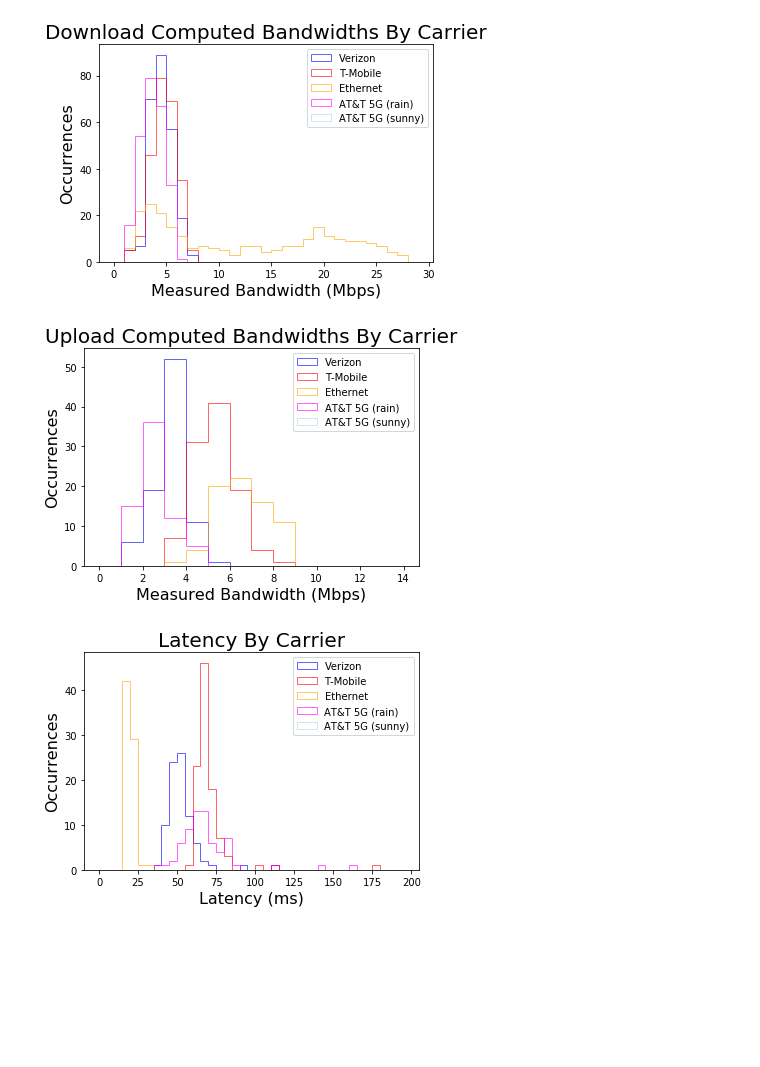
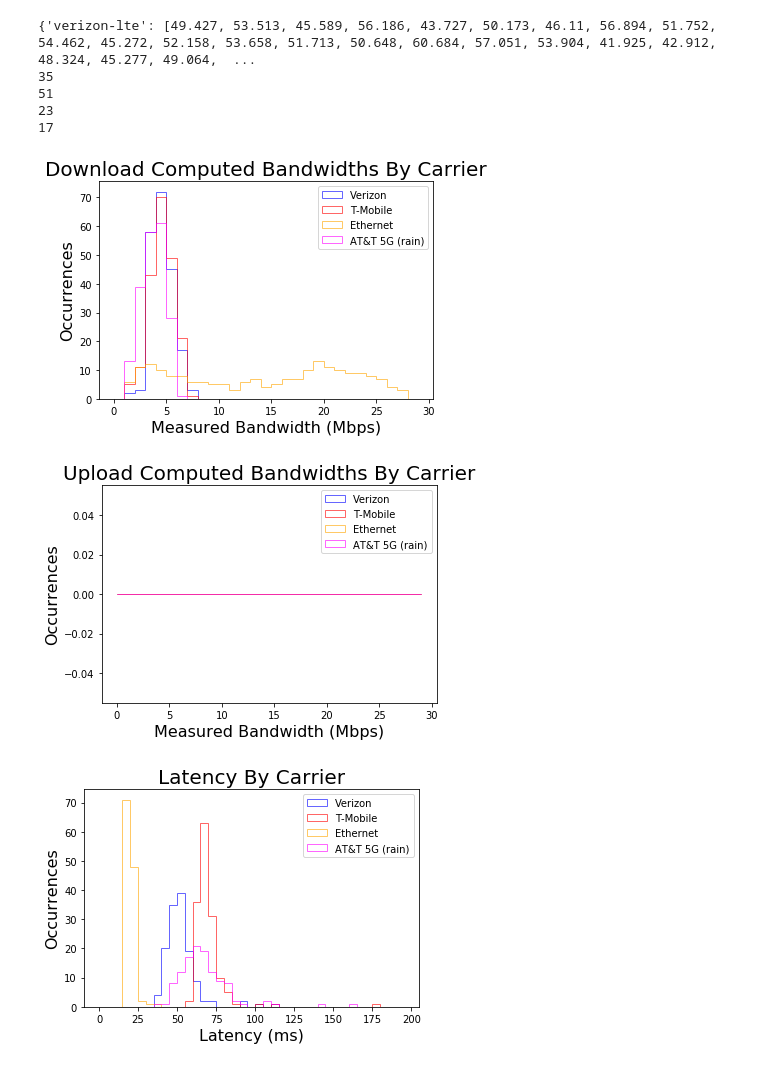
Before and after one commit to jerrychen017/cellular-measurement, a Jupyter notebook: report/graphing.ipynb, the cells around one changed output. Saved outputs shown, nothing was run; the diff lists cells and outputs as text; code cells hidden in the pictures; blank space fills up the shorter version.

Commit message:
cleanup graph script

```diff
--- a/report/graphing.ipynb
+++ b/report/graphing.ipynb
@@ -99,52 +45,51 @@ f.close()
 # %%
-def plotInHist(v, t, e, a_rain, a_sun, xlab, ylab, title, bins):
+def plotInHist(data, xlab, ylab, title, bins):
     kwargs = dict(histtype='step', stacked=True,
               alpha=0.6)
 
-    plt.hist(v, **kwargs, color='blue', label='Verizon', bins=bins)
-    plt.hist(t, **kwargs, color='red', label='T-Mobile', bins=bins)
-    plt.hist(e, **kwargs, color='orange', label='Ethernet', bins=bins);
-    plt.hist(a_rain, **kwargs, color='magenta', label='AT&T 5G (rain)', bins=bins);
-    plt.hist(a_sun, **kwargs, color='lightblue', label='AT&T 5G (sunny)', bins=bins);
+    plt.hist(data['verizon-lte'], **kwargs, color='blue', label='Verizon', bins=bins)
+    plt.hist(data['tmobile-lte'], **kwargs, color='red', label='T-Mobile', bins=bins)
+    plt.hist(data['ethernet'], **kwargs, color='orange', label='Ethernet', bins=bins);
+    plt.hist(data['5g-rain'], **kwargs, color='magenta', label='AT&T 5G (rain)', bins=bins);
     plt.xlabel(xlab, fontsize=16)
     plt.ylabel(ylab, fontsize=16)
     plt.title(title, fontsize=20)
     plt.legend()
     plt.show()
 # %%
-def truncateData(start, end, data):
+start = 25
+end = 300
+def truncate(data):
     return data[start:end]
 
-vUploadTrunc = truncateData(50, 300, verizonUpload)
-tUploadTrunc = truncateData(50, 300, tmobileUpload)
-eUploadTrunc = truncateData(50, 300, ethernetUpload)
-aRainUploadTrunc = truncateData(50, 300, att5gUploadRain)
-aSunUploadTrunc = truncateData(50, 300, att5gUploadSun)
+for key, data in upload_data.items():
+    upload_data[key] = truncate(data)
 
-vDownloadTrunc = truncateData(50, 300, verizonDownload)
-tDownloadTrunc = truncateData(50, 300, tmobileDownload)
-eDownloadTrunc = truncateData(50, 300, ethernetDownload)
-aRainDownloadTrunc = truncateData(50, 300, att5gDownloadRain)
-aSunDownloadTrunc = truncateData(50, 300, att5gDownloadSun)
+for key, data in download_data.items():
+    print(data)
+    print(len(data))
+    download_data[key] = truncate(data)
 
-vLatTrunc = truncateData(50, 300, verizonLatency)
-tLatTrunc = truncateData(50, 300, tmobileLatency)
-eLatTrunc = truncateData(50, 300, ethernetLatency)
-aRainLatTrunc = truncateData(50, 300, att5gLatencyRain)
-aSunLatTrunc = truncateData(50, 300, att5gLatencySun)
+for key, data in latency_data.items():
+    latency[key] = truncate(data)
 
 bins1 = list(range(0, 30, 1)) #for download
 bins2 = list(range(0, 15, 1)) #for upload
 bins3 = list(range(0, 200, 5)) #for latency
 
 
-plotInHist(vUploadTrunc, tUploadTrunc, eUploadTrunc, aRainUploadTrunc, aSunUploadTrunc, 'Measured Bandwidth (Mbps)', 'Occurrences', 'Download Computed Bandwidths By Carrier', bins1)
-plotInHist(vDownloadTrunc, tDownloadTrunc, eDownloadTrunc, aRainDownloadTrunc, aSunDownloadTrunc, 'Measured Bandwidth (Mbps)', 'Occurrences', 'Upload Computed Bandwidths By Carrier', bins2)
-plotInHist(vLatTrunc, tLatTrunc, eLatTrunc, aRainLatTrunc, aSunLatTrunc, 'Latency (ms)', 'Occurrences', 'Latency By Carrier', bins3)
+plotInHist(upload_data, 'Measured Bandwidth (Mbps)', 'Occurrences', 'Download Computed Bandwidths By Carrier', bins1)
+plotInHist(download_data, 'Measured Bandwidth (Mbps)', 'Occurrences', 'Upload Computed Bandwidths By Carrier', bins1)
+plotInHist(latency_data, 'Latency (ms)', 'Occurrences', 'Latency By Carrier', bins3)
 # %% [output]
+{'verizon-lte': [49.427, 53.513, 45.589, 56.186, 43.727, 50.173, 46.11, 56.894, 51.752, 54.462, 45.272, 52.158, 53.658, 51.713, 50.648, 60.684, 57.051, 53.904, 41.925, 42.912, 48.324, 45.277, 49.064,  ...
+35
+51
+23
+17
-[figure, old version]
+[figure, new version]
-[figure, old version]
+[figure, new version]
-[figure, old version]
+[figure, new version]
 # %%
 #Grace Period Graphing for tmobile lte
 
```
Also changed, not shown: parts of 5 cells of this notebook, 3 other files.
